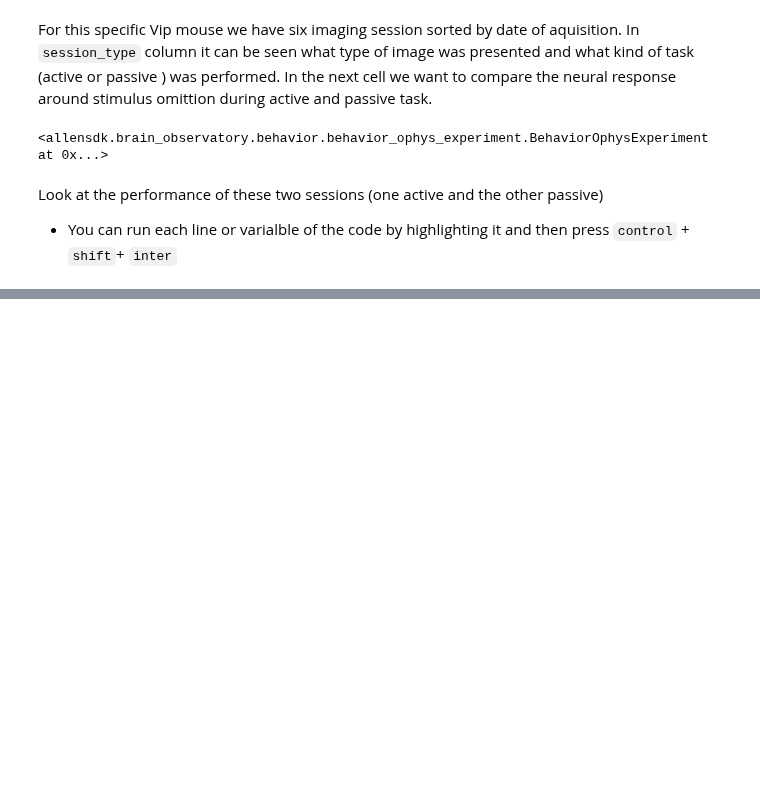
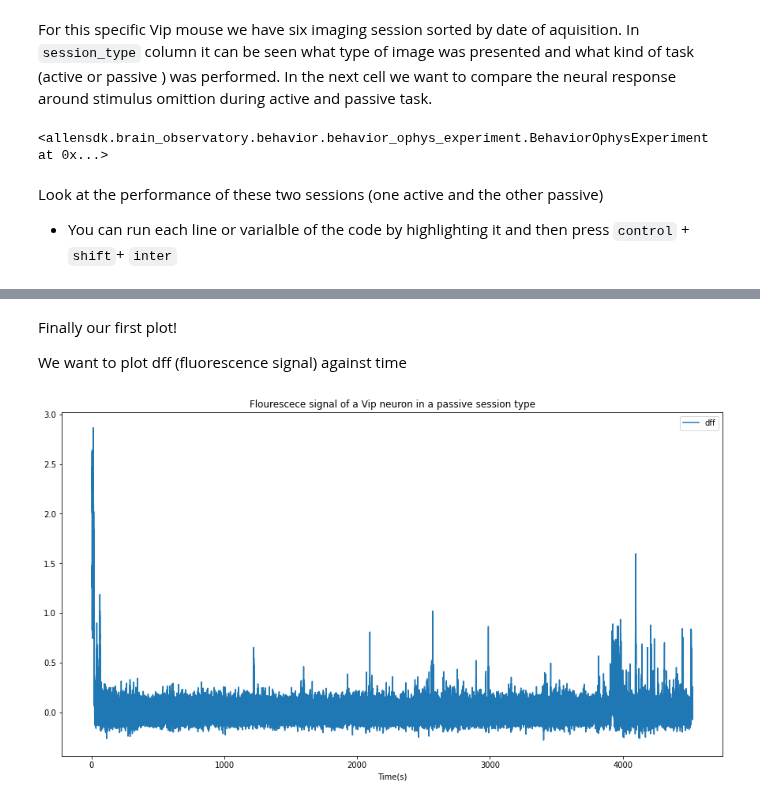
Before and after one commit to MiladQolami/NeuroMatch_2022_group_project, a Jupyter notebook: Coding_Exercise.ipynb, the cells around one changed output, grey strips where cells are left out. Cells and saved outputs as stored; diff of their text form; code cells hidden in the pictures; blank space fills up the shorter version.

```diff
--- a/Coding_Exercise.ipynb
+++ b/Coding_Exercise.ipynb
@@ -154,0 +155,5 @@ this_mouse_Vip_active_experiment.get_performance_metrics()    # perfomance metri
+# %%
+this_mouse_Vip_passive_neural_data = ophys.build_tidy_cell_df(this_mouse_Vip_passive_experiment)
+
+# How many cells we have?
+print(f'We have: {len(this_mouse_Vip_passive_neural_data.cell_roi_id.unique())} unique cells in this experiment')
@@ -154,0 +164,4 @@ this_mouse_Vip_active_experiment.get_performance_metrics()    # perfomance metri
+# %%
+cell_id = this_mouse_Vip_passive_neural_data.cell_roi_id.unique()[1]
+this_mouse_Vip_passive_neural_data_single_cell = this_mouse_Vip_passive_neural_data.query('cell_roi_id == @cell_id')
+this_mouse_Vip_passive_neural_data_single_cell.head()
@@ -155,3 +175,17 @@ this_mouse_Vip_active_experiment.get_performance_metrics()    # perfomance metri
+# %% [markdown]
+Finally our first plot!
+
+We want to plot dff (fluorescence signal) against time
+# %%
+this_mouse_Vip_passive_neural_data_single_cell.plot(
+    x = 'timestamps',
+    y = 'dff'
+)
+plt.xlabel('Time(s)')
+plt.title('Flourescece signal of a Vip neuron in a passive session type')
+plt.show()
+# %% [output]
+[figure, added]
 # %%
 #Just a code that might help later on
 #M='M'
```
Also changed, not shown: parts of 12 cells of this notebook.
